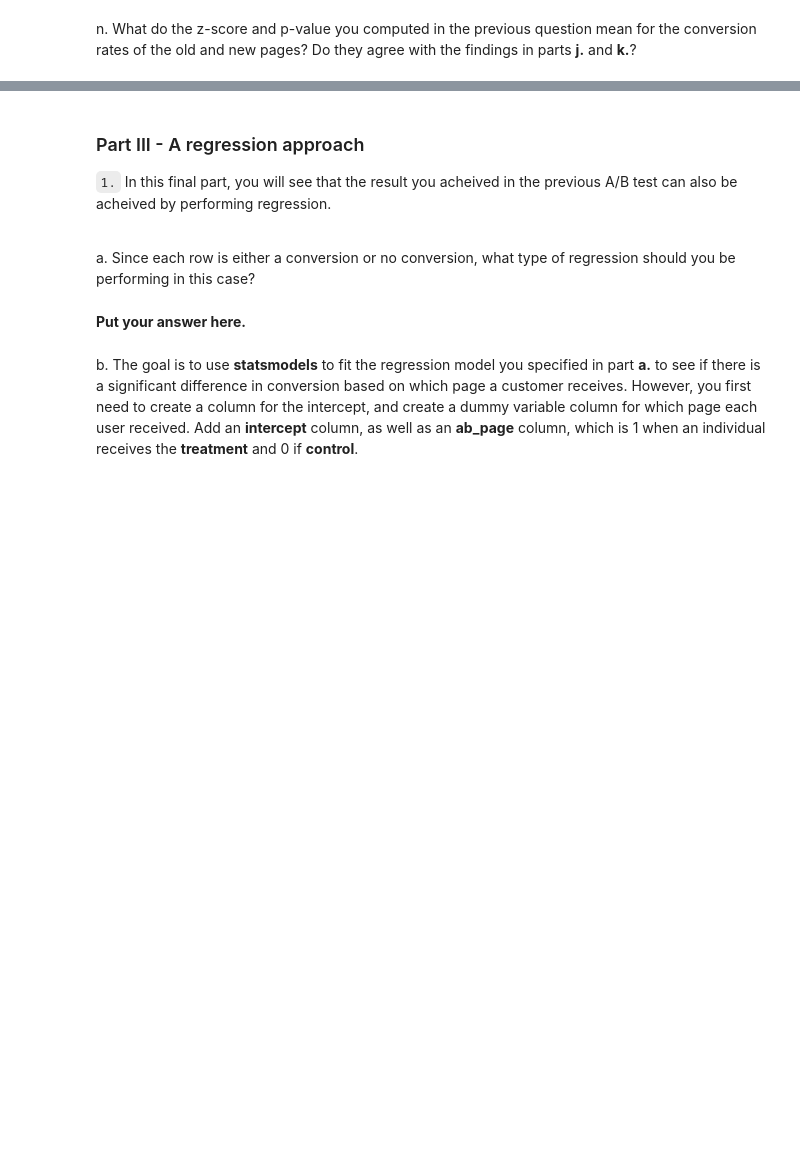
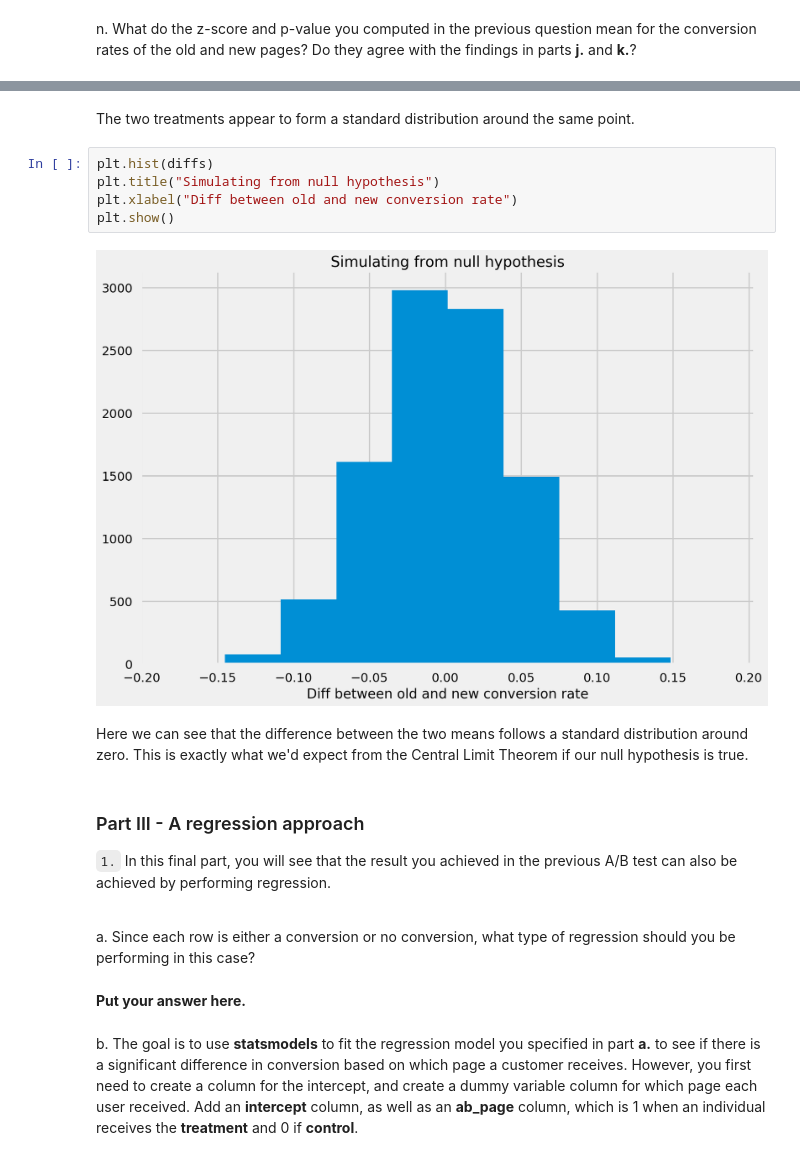
Before and after one commit to kennethn/data-analyst-nanodegree, a Jupyter notebook: 3_Analyze_AB_Test_Results/3_Analyze_AB_Test_Results.ipynb, the cells around one changed output, grey strips where cells are left out. Drawn from its saved outputs; the diff is of its cells as text; blank space fills up the shorter version.

```diff
--- a/3_Analyze_AB_Test_Results/3_Analyze_AB_Test_Results.ipynb
+++ b/3_Analyze_AB_Test_Results/3_Analyze_AB_Test_Results.ipynb
@@ -346,8 +395,19 @@ n. What do the z-score and p-value you computed in the previous question mean fo
+# %% [markdown]
+The two treatments appear to form a standard distribution around the same point.
+# %%
+plt.hist(diffs)
+plt.title("Simulating from null hypothesis")
+plt.xlabel("Diff between old and new conversion rate")
+plt.show()
+# %% [output]
+[figure, added]
+# %% [markdown]
+Here we can see that the difference between the two means follows a standard distribution around zero. This is exactly what we'd expect from the Central Limit Theorem if our null hypothesis is true.
 # %% [markdown]
 <a id='regression'></a>
 ### Part III - A regression approach
 
-`1.` In this final part, you will see that the result you acheived in the previous A/B test can also be acheived by performing regression.<br><br>
+`1.` In this final part, you will see that the result you achieved in the previous A/B test can also be achieved by performing regression.<br><br>
 
 a. Since each row is either a conversion or no conversion, what type of regression should you be performing in this case?
 # %% [markdown]
```
Also changed, not shown: parts of 20 cells of this notebook.
